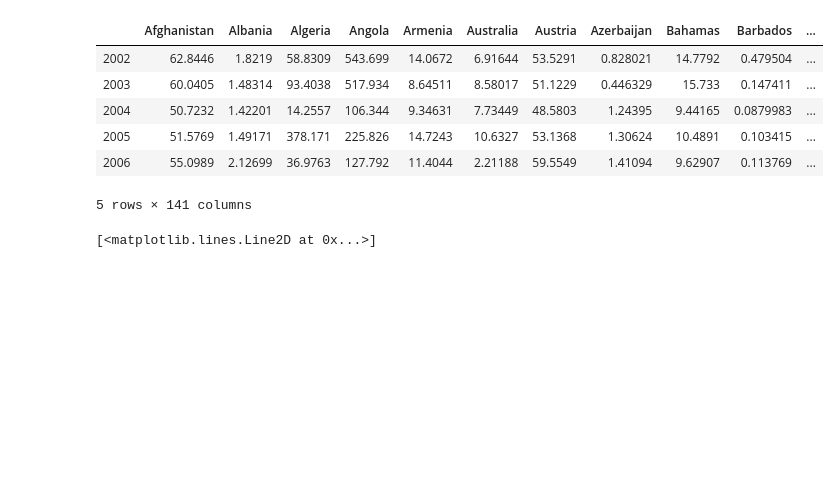
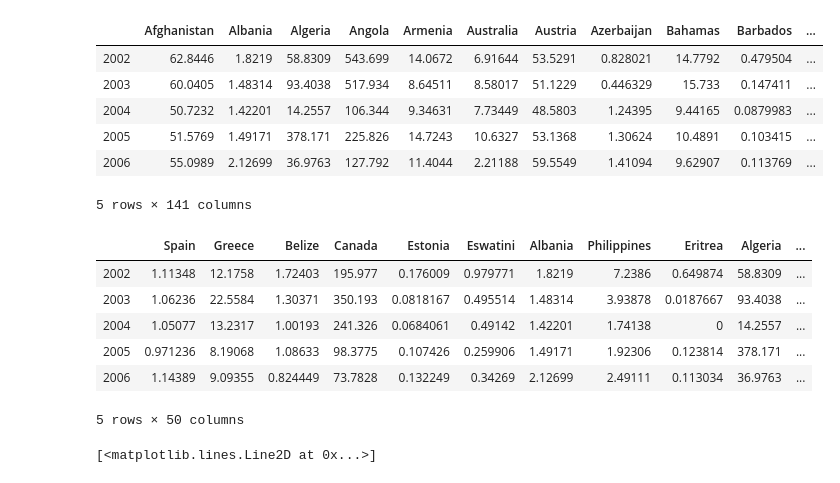
Before and after one commit to amara-slaymaker/ada_project-ada_nakamura, a Jupyter notebook: Emissions_UMAP_PCA.ipynb, the cells around one changed output. Cells and saved outputs as stored; diff of their text form; code cells hidden in the pictures; blank space fills up the shorter version.

Commit message:
added dataframes

```diff
--- a/Emissions_UMAP_PCA.ipynb
+++ b/Emissions_UMAP_PCA.ipynb
@@ -1192,6 +1197,17 @@ ee.head(5)
 | 2005 | 51.5769 | 1.49171 | 378.171 | 225.826 | 14.7243 | 10.6327 | 53.1368 | 1.30624 | 10.4891 | 0.103415 | ... |
 | 2006 | 55.0989 | 2.12699 | 36.9763 | 127.792 | 11.4044 | 2.21188 | 59.5549 | 1.41094 | 9.62907 | 0.113769 | ... |
 5 rows × 141 columns
+# %%
+ee_sampled = ee.sample(n=50, axis = 1)
+ee_sampled.head()
+# %% [output]
+|  | Spain | Greece | Belize | Canada | Estonia | Eswatini | Albania | Philippines | Eritrea | Algeria | ... |
+| 2002 | 1.11348 | 12.1758 | 1.72403 | 195.977 | 0.176009 | 0.979771 | 1.8219 | 7.2386 | 0.649874 | 58.8309 | ... |
+| 2003 | 1.06236 | 22.5584 | 1.30371 | 350.193 | 0.0818167 | 0.495514 | 1.48314 | 3.93878 | 0.0187667 | 93.4038 | ... |
+| 2004 | 1.05077 | 13.2317 | 1.00193 | 241.326 | 0.0684061 | 0.49142 | 1.42201 | 1.74138 | 0 | 14.2557 | ... |
+| 2005 | 0.971236 | 8.19068 | 1.08633 | 98.3775 | 0.107426 | 0.259906 | 1.49171 | 1.92306 | 0.123814 | 378.171 | ... |
+| 2006 | 1.14389 | 9.09355 | 0.824449 | 73.7828 | 0.132249 | 0.34269 | 2.12699 | 2.49111 | 0.113034 | 36.9763 | ... |
+5 rows × 50 columns
 # %%
 figure = plt.figure(figsize = (15,5))
 
```
Also changed, not shown: parts of 6 cells of this notebook.
